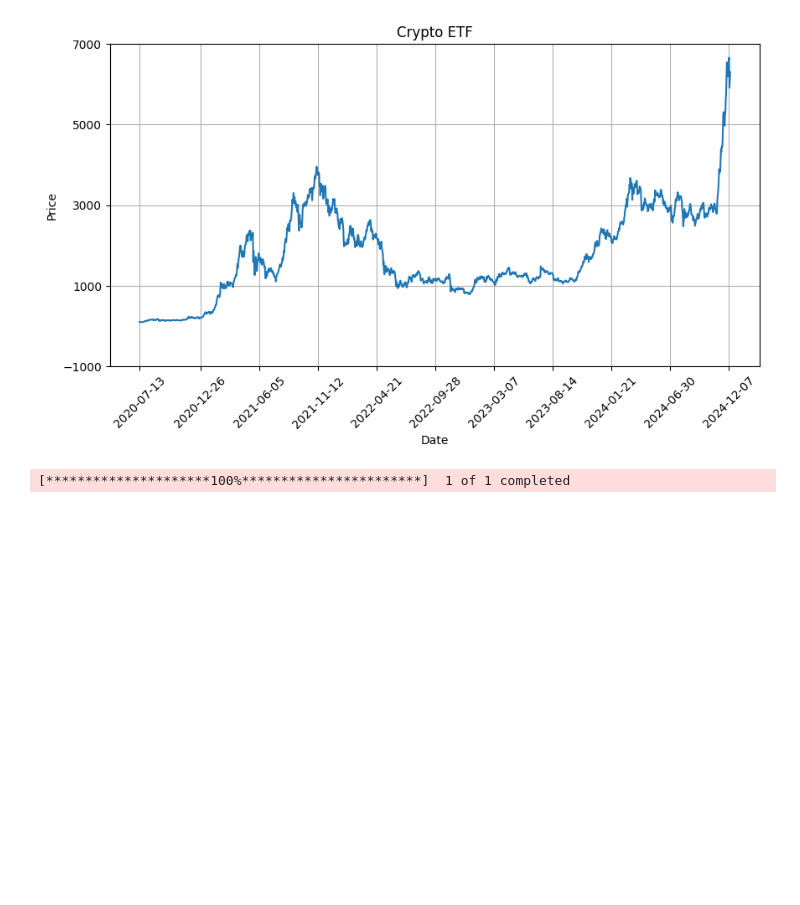
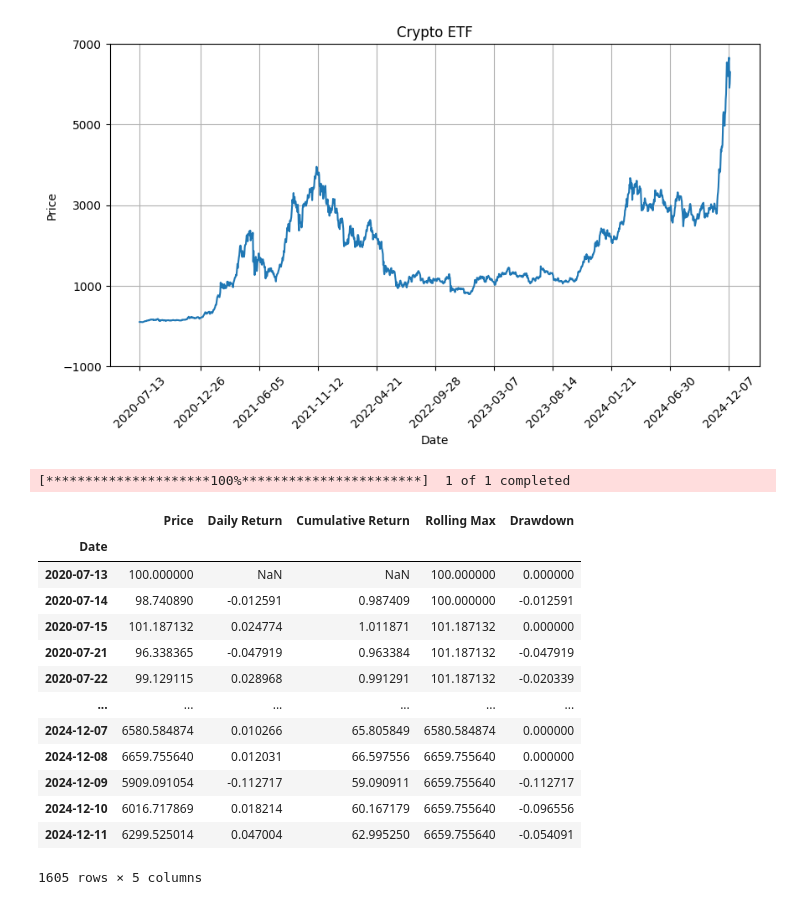
Before and after one commit to dradoncic/crypto_analysis, a Jupyter notebook: src/crypto_etf.ipynb, the cells around one changed output. Saved outputs shown, nothing was run; the diff lists cells and outputs as text; code cells hidden in the pictures; blank space fills up the shorter version.

```diff
--- a/src/crypto_etf.ipynb
+++ b/src/crypto_etf.ipynb
@@ -124,5 +127,22 @@ alpha = annualized_return - (risk_free_rate + beta * (benchmark['Close'].pct_cha
 # %% [output]
 [*********************100%***********************]  1 of 1 completed
+# %%
+etf
+# %% [output]
+|  | Price | Daily Return | Cumulative Return | Rolling Max | Drawdown |
+| Date |  |  |  |  |  |
+| 2020-07-13 | 100.000000 | NaN | NaN | 100.000000 | 0.000000 |
+| 2020-07-14 | 98.740890 | -0.012591 | 0.987409 | 100.000000 | -0.012591 |
+| 2020-07-15 | 101.187132 | 0.024774 | 1.011871 | 101.187132 | 0.000000 |
+| 2020-07-21 | 96.338365 | -0.047919 | 0.963384 | 101.187132 | -0.047919 |
+| 2020-07-22 | 99.129115 | 0.028968 | 0.991291 | 101.187132 | -0.020339 |
+| ... | ... | ... | ... | ... | ... |
+| 2024-12-07 | 6580.584874 | 0.010266 | 65.805849 | 6580.584874 | 0.000000 |
+| 2024-12-08 | 6659.755640 | 0.012031 | 66.597556 | 6659.755640 | 0.000000 |
+| 2024-12-09 | 5909.091054 | -0.112717 | 59.090911 | 6659.755640 | -0.112717 |
+| 2024-12-10 | 6016.717869 | 0.018214 | 60.167179 | 6659.755640 | -0.096556 |
+| 2024-12-11 | 6299.525014 | 0.047004 | 62.995250 | 6659.755640 | -0.054091 |
+1605 rows × 5 columns
 # %%
 summary = {
     "Annualized Return": annualized_return,
```
Also changed, not shown: parts of 2 cells of this notebook.
